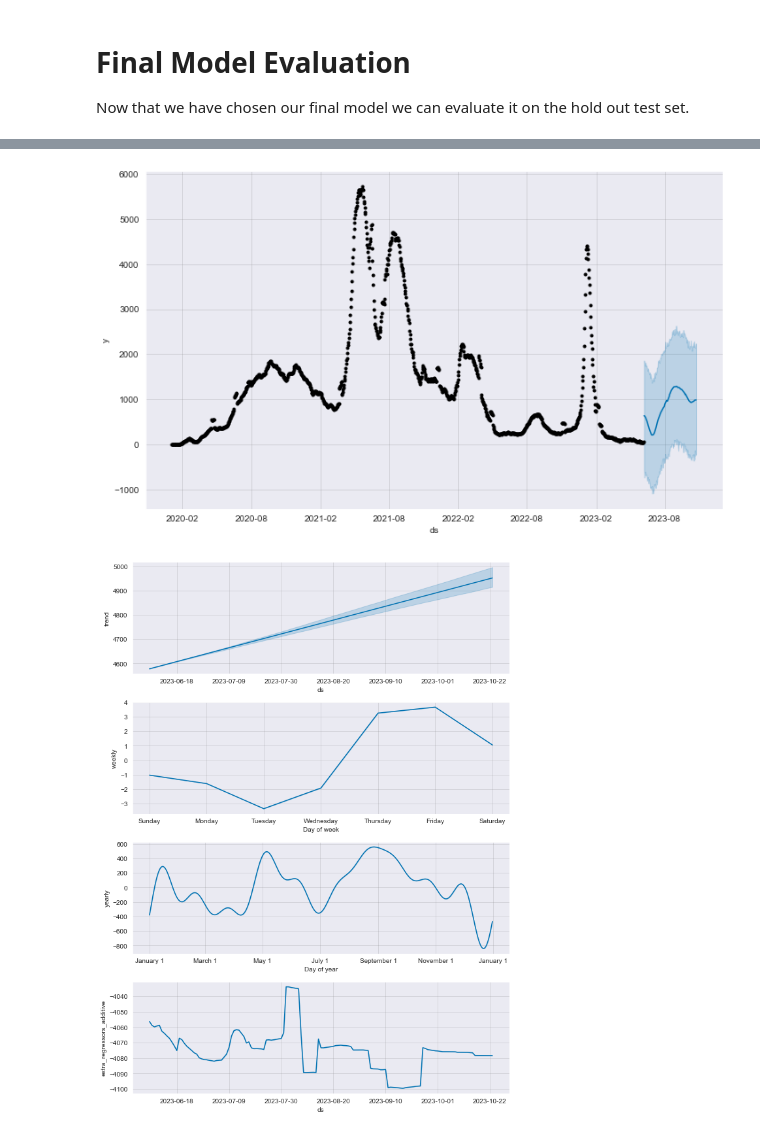
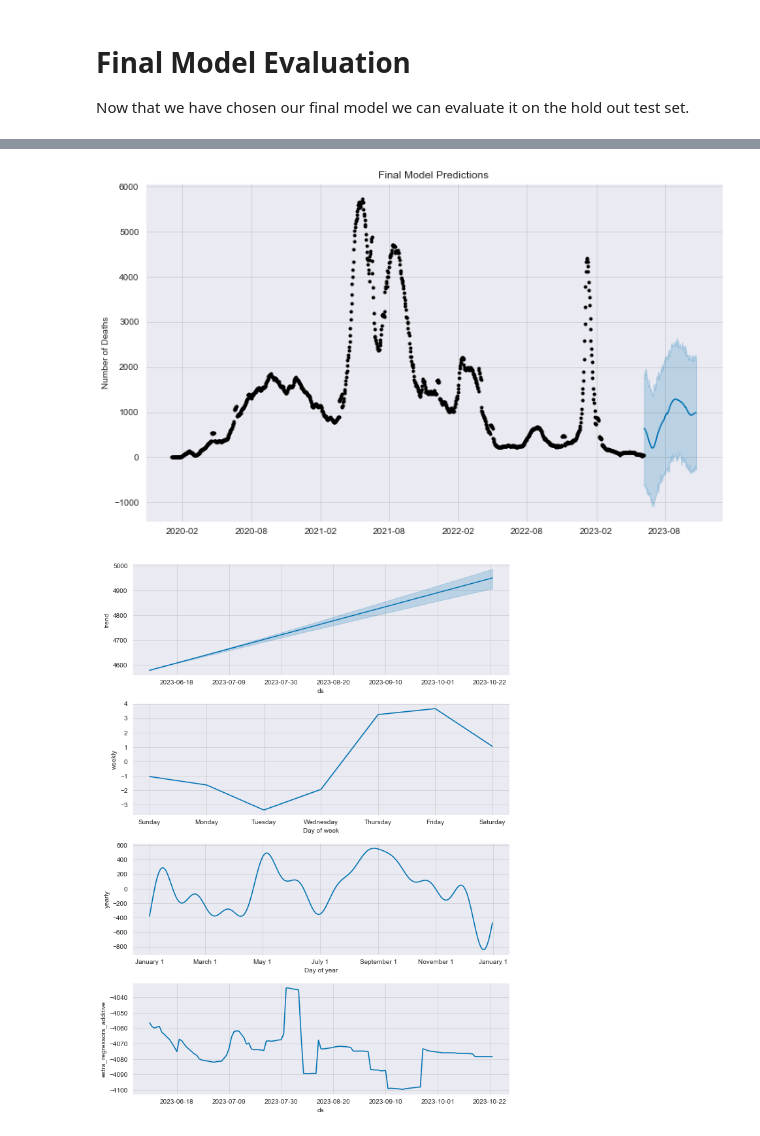
Before and after one commit to Bella3s/Covid-19-Time-Series-Modeling, a Jupyter notebook: index.ipynb, the cells around one changed output, grey strips where cells are left out. Saved outputs shown, nothing was run; the diff lists cells and outputs as text; code cells hidden in the pictures.

```diff
--- a/index.ipynb
+++ b/index.ipynb
@@ -383,7 +390,7 @@ Taiwan 54.7%
 # %%
 # Visualize number of missing values by variable by date
 
-fig, axes = plt.subplots(ncols=6, nrows=5, figsize=(20,8), sharey=True, sharex=True)
+fig, axes = plt.subplots(ncols=6, nrows=5, figsize=(20,10), sharey=True, sharex=True)
 
 for i,var in enumerate(df_asia.columns):
     y = []
@@ -396,6 +403,6 @@ for i,var in enumerate(df_asia.columns):
 
     ax.plot(df_asia['date'].unique(), y)
     ax.set_title(var)
-    ax.set_ylabel('number of missing')
-    ax.set_xticks([]);
+    ax.set_xticks([])
+plt.suptitle('Number of Nulls by Variable by Date', fontsize='xx-large');
 # %% [output]
@@ -1557,9 +1568,12 @@ y_preds_final = prophet_final.predict(test_prophet)
 # %%
 # Visualize predictions with uncertainty
 prophet_final.plot(y_preds_final, uncertainty=True)
+plt.title('Final Model Predictions')
+plt.xlabel('')
+plt.ylabel('Number of Deaths')
 plt.show()
 # %% [output]
-[figure, old version]
+[figure, new version]
 # %%
 # Visualize trends
 prophet_final.plot_components(y_preds_final)
```
Also changed, not shown: parts of 16 cells of this notebook, 1 other file.
